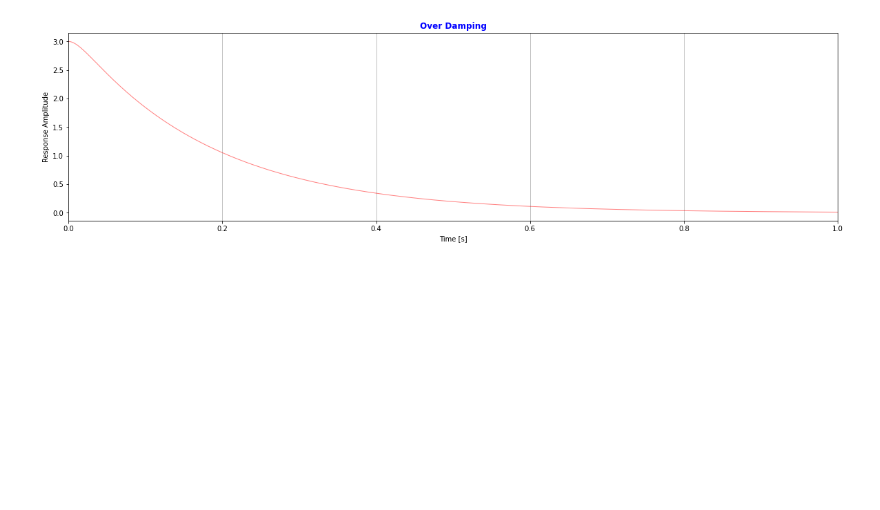
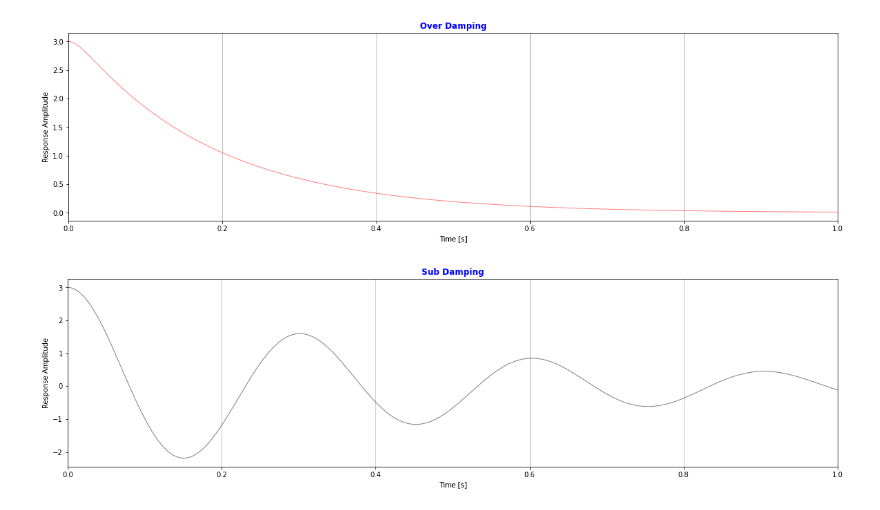
Before and after one commit to dembernostv/Repo_Seismic_Desing, a Jupyter notebook: examples/Example_Free_motion.ipynb, the cells around one changed output. Saved outputs shown, nothing was run; the diff lists cells and outputs as text; code cells hidden in the pictures; blank space fills up the shorter version.

```diff
--- a/examples/Example_Free_motion.ipynb
+++ b/examples/Example_Free_motion.ipynb
@@ -146,6 +146,7 @@ zisc = 2
 to = 0.0
 dt = 0.001
 tf = 1.0
+zisub = 0.1
 
 w = 2*np.pi/T
 # %% [markdown]
@@ -164,14 +168,20 @@ p1 = -zisc*w - ws
 p2 = -zisc*w + ws
 C1 = (-xvo + xo*p2)/(p2 - p1)
 C2 = (-xvo - xo*p1)/(p2 - p1)
+xsc = np.zeros(int(tf/dt + 1))
+#----Sub Damping
+wsub = w * np.sqrt(1 - zisub**2)
+xsub = np.zeros(int(tf/dt + 1))
+#----Conservative
+Conservative = Simple_free_motion(xo,xvo,w,to,dt,tf)
+xcons, tcons = Conservative.sim_free_sdof_nodamp()
 
-xsc = np.zeros(int(tf/dt + 1))
-
-
+#----LOOP
 j = 0
 for t in np.arange(to,tf + dt,dt):
     xcc[j] = (xo * np.exp(-w*t))
     xsc[j] = C1*np.exp(p1*t) + C2*np.exp(p2*t)
+    xsub[j] = np.exp(-zisub*w*t)*(xo*np.cos(wsub*t) + (xvo + zisub*w*xo)/(wsub)*np.sin(wsub*t))
     ti[j] = t
     j = j+1
 
@@ -182,12 +192,17 @@ ti_df = pd.DataFrame(ti, columns= ['Time [s]'])
 xsc = np.vstack(xsc)
 xsc_df = pd.DataFrame(xsc, columns= ['Over Damping Displacement [m]'])
 
+xsub = np.vstack(xsub)
+xsub_df = pd.DataFrame(xsub, columns = ['Sub Damping Displacement [m]'])
 
-Resul = pd.concat([ti_df, xcc_df, xsc_df], axis=1, ignore_index= False)
+
+Resul = pd.concat([ti_df, xcc_df, xsc_df, xsc_df], axis=1, ignore_index= False)
 Resul
 
 xcc_vs_t = plt_amp_tim(xcc,ti,[0, 0, 1],'Critical Damping')
 xsc_vs_t = plt_amp_tim(xsc,ti,[1, 0, 0],'Over Damping')
+xsub_vs_t = plt_amp_tim(xsub,ti,[0, 0, 0],'Sub Damping')
+xcons_vs_t = plt_amp_tim(xcons, tcons, [165/255, 42/255, 42/255],'Conservative')
 # %%
 xcc_vs_t.plot_Avst()
 # %% [output]
@@ -196,3 +211,7 @@ xcc_vs_t.plot_Avst()
 xsc_vs_t.plot_Avst()
 # %% [output]
 [figure]
+# %%
+xsub_vs_t.plot_Avst()
+# %% [output]
+[figure, added]
```
Also changed, not shown: parts of 2 cells of this notebook, 1 other file.
